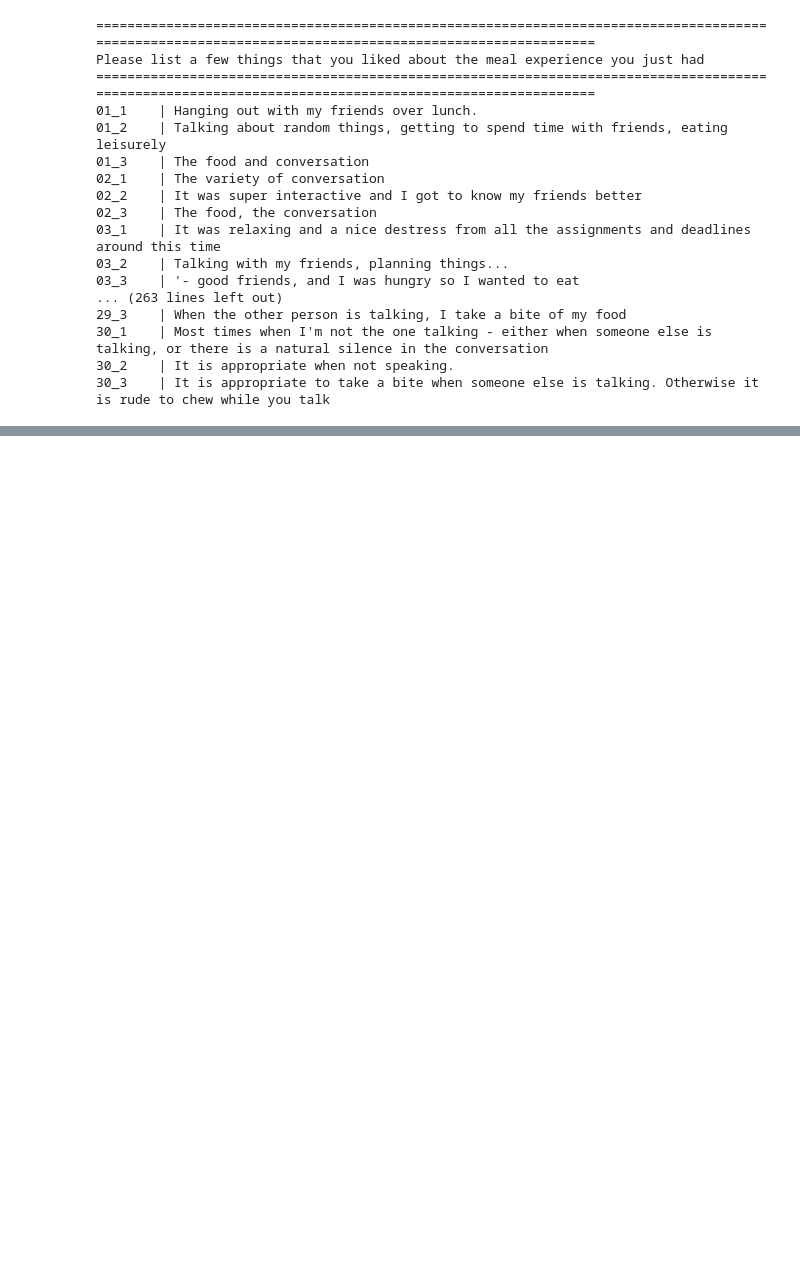
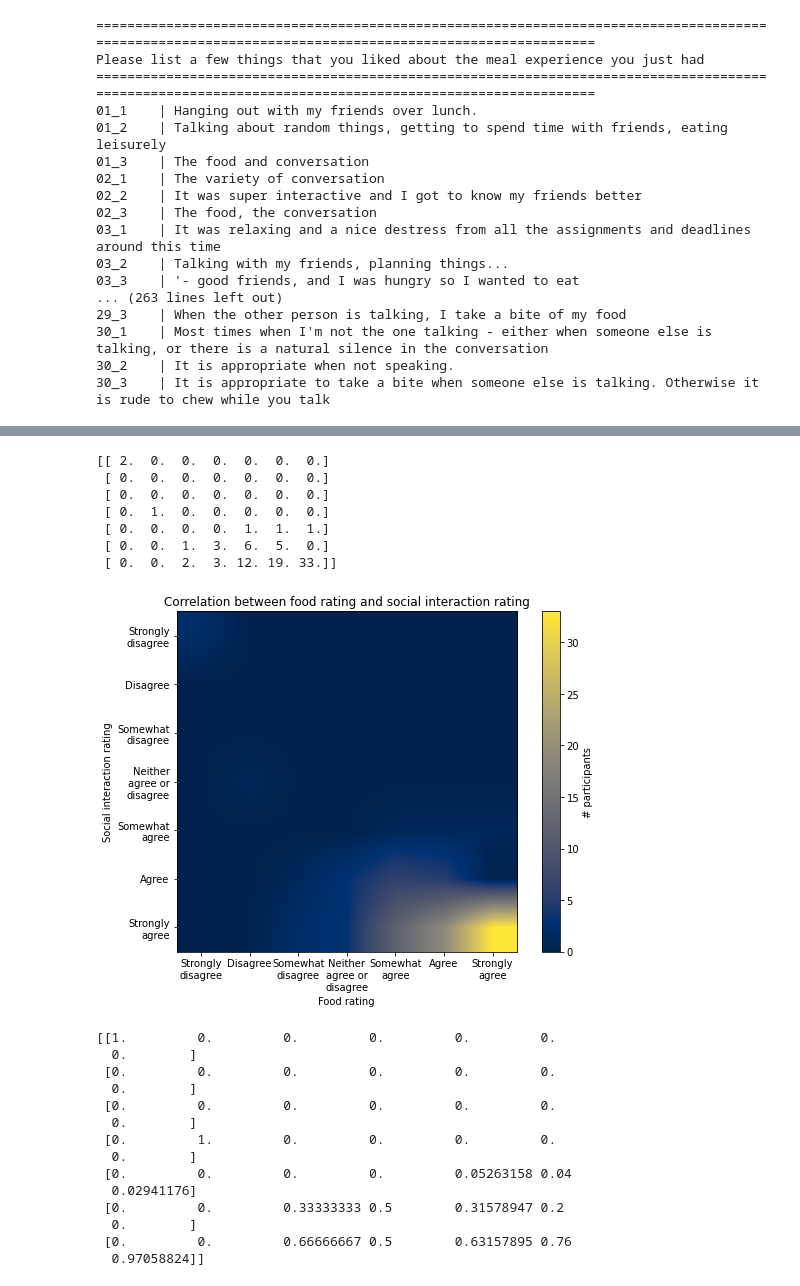
Before and after one commit to empriselab/social-dining, a Jupyter notebook: src/analysis/questionnaires_stats.ipynb, the cells around one changed output, grey strips where cells are left out. Drawn from its saved outputs; the diff is of its cells as text; code cells hidden in the pictures; blank space fills up the shorter version.

```diff
--- a/src/analysis/questionnaires_stats.ipynb
+++ b/src/analysis/questionnaires_stats.ipynb
@@ -746,0 +972,79 @@ Please list a few things that you liked about the meal experience you just had
+# %%
+prompts = {
+    'Q1_1': 'My overall experience of the meal was great',
+    'Q1_2': 'I liked the social interactions with the other participants very much',
+    'Q1_3': 'The food was excellent'
+}
+rating_labels = {
+    '1  Strongly disagree': 'Strongly\ndisagree',
+    '2  Disagree': 'Disagree',
+    '3  Somewhat disagree': 'Somewhat\ndisagree',
+    '4  Neither agree or disagree': 'Neither\nagree or\ndisagree',
+    '5  Somewhat agree': 'Somewhat\nagree',
+    '6  Agree': 'Agree',
+    '7  Strongly agree': 'Strongly\nagree',
+}
+participant_counts = np.zeros((len(rating_labels), len(rating_labels)))
+
+for food_rating_label, social_interaction_rating_label in zip(post_df['Q1_3'][2:], post_df['Q1_2'][2:]):
+
+    idx_x = np.where(np.array(list(rating_labels.keys())) == food_rating_label)[0]
+    idx_y = np.where(np.array(list(rating_labels.keys())) == social_interaction_rating_label)[0]
+    participant_counts[idx_y, idx_x] += 1
+
+print(participant_counts)
+plt.figure(figsize=(8, 6))
+plt.imshow(participant_counts, cmap='cividis', origin='upper',
+    interpolation='bilinear'
+)
+plt.colorbar(label='# participants',
+    # orientation='horizontal', location='top'
+)
+plt.xticks(np.arange(len(rating_labels.values())), rating_labels.values())
+plt.yticks(np.arange(len(rating_labels.values())), rating_labels.values())
+plt.xlabel('Food rating')
+plt.ylabel(f'Social interaction rating')
+plt.title('Correlation between food rating and social interaction rating')
+plt.tight_layout()
+plt.show()
+
+# Normalize by the total number of participants with a particular food rating
+participant_counts = participant_counts / np.sum(participant_counts, axis=0)
+print(participant_counts)
+plt.figure(figsize=(8, 6))
+plt.imshow(participant_counts, cmap='cividis', origin='upper',
+    interpolation='bilinear'
+)
+plt.colorbar(label='Fraction of participants with a particular food rating',
+    # orientation='horizontal', location='top'
+)
+plt.xticks(np.arange(len(rating_labels.values())), rating_labels.values())
+plt.yticks(np.arange(len(rating_labels.values())), rating_labels.values())
+plt.xlabel('Food rating')
+plt.ylabel(f'Social interaction rating')
+plt.title('Correlation between food rating and social interaction rating')
+plt.tight_layout()
+plt.show()
+# %% [output]
+[[ 2.  0.  0.  0.  0.  0.  0.]
+ [ 0.  0.  0.  0.  0.  0.  0.]
+ [ 0.  0.  0.  0.  0.  0.  0.]
+ [ 0.  1.  0.  0.  0.  0.  0.]
+ [ 0.  0.  0.  0.  1.  1.  1.]
+ [ 0.  0.  1.  3.  6.  5.  0.]
+ [ 0.  0.  2.  3. 12. 19. 33.]]
+[figure, added]
+[[1.         0.         0.         0.         0.         0.
+  0.        ]
+ [0.         0.         0.         0.         0.         0.
+  0.        ]
+ [0.         0.         0.         0.         0.         0.
+  0.        ]
+ [0.         1.         0.         0.         0.         0.
+  0.        ]
+ [0.         0.         0.         0.         0.05263158 0.04
+  0.02941176]
+ [0.         0.         0.33333333 0.5        0.31578947 0.2
+  0.        ]
+ [0.         0.         0.66666667 0.5        0.63157895 0.76
+  0.97058824]]
```
Also changed, not shown: parts of 38 cells of this notebook.
